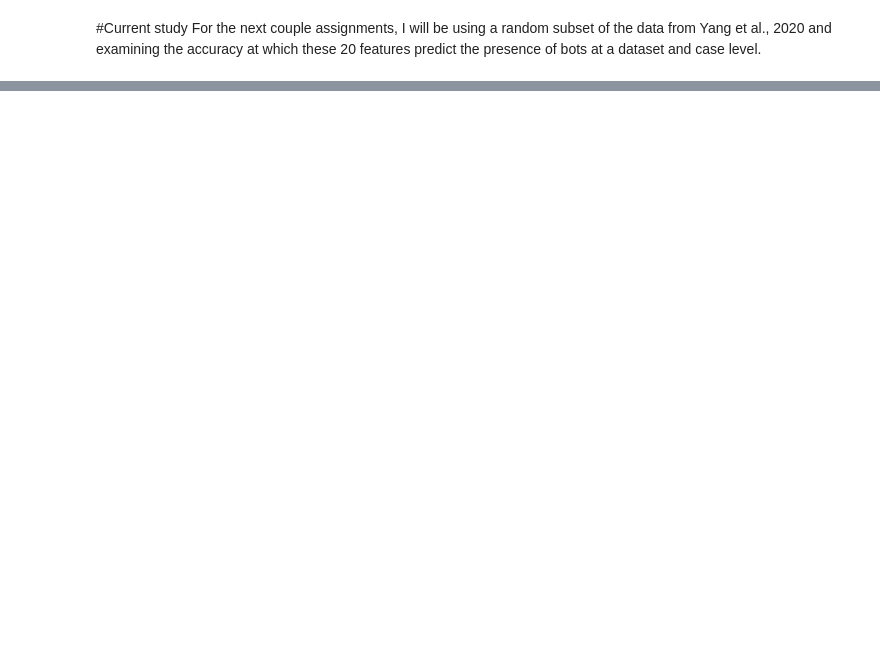
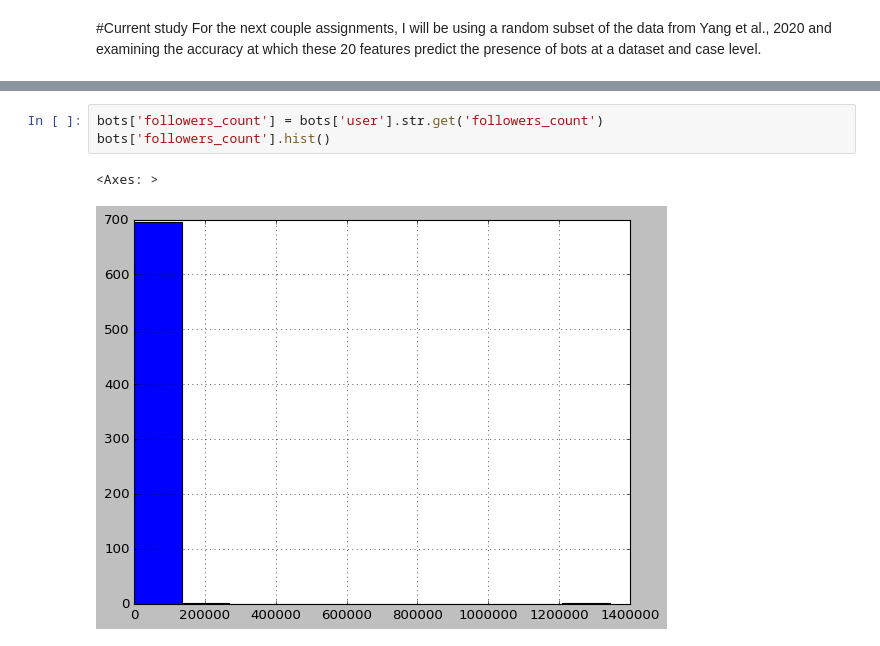
Before and after one commit to carlavilla/DataManagement, a Jupyter notebook: CV_DMPS0.ipynb, the cells around one changed output, grey strips where cells are left out. Drawn from its saved outputs; the diff is of its cells as text; blank space fills up the shorter version.

```diff
--- a/CV_DMPS0.ipynb
+++ b/CV_DMPS0.ipynb
@@ -85,0 +256,6 @@ Image(url='https://github.com/carlavilla/DataManagement/blob/main/top20.png')
+# %%
+bots['followers_count'] = bots['user'].str.get('followers_count')
+bots['followers_count'].hist()
+# %% [output]
+<Axes: >
+[figure, added]
```
Also changed, not shown: parts of 46 cells of this notebook.
